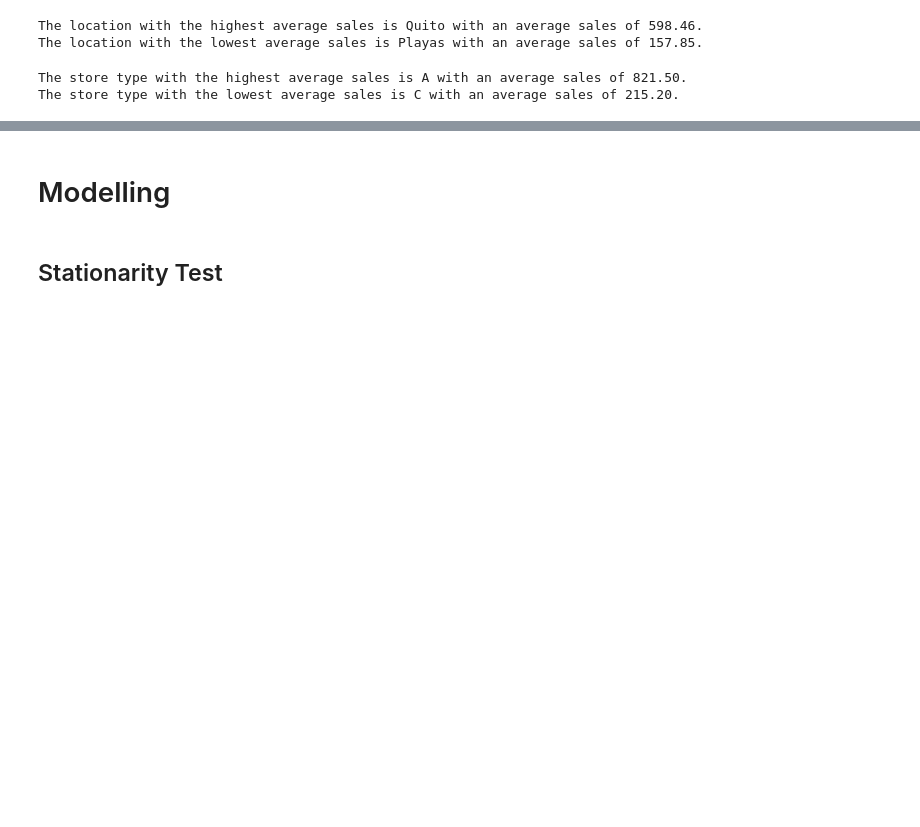
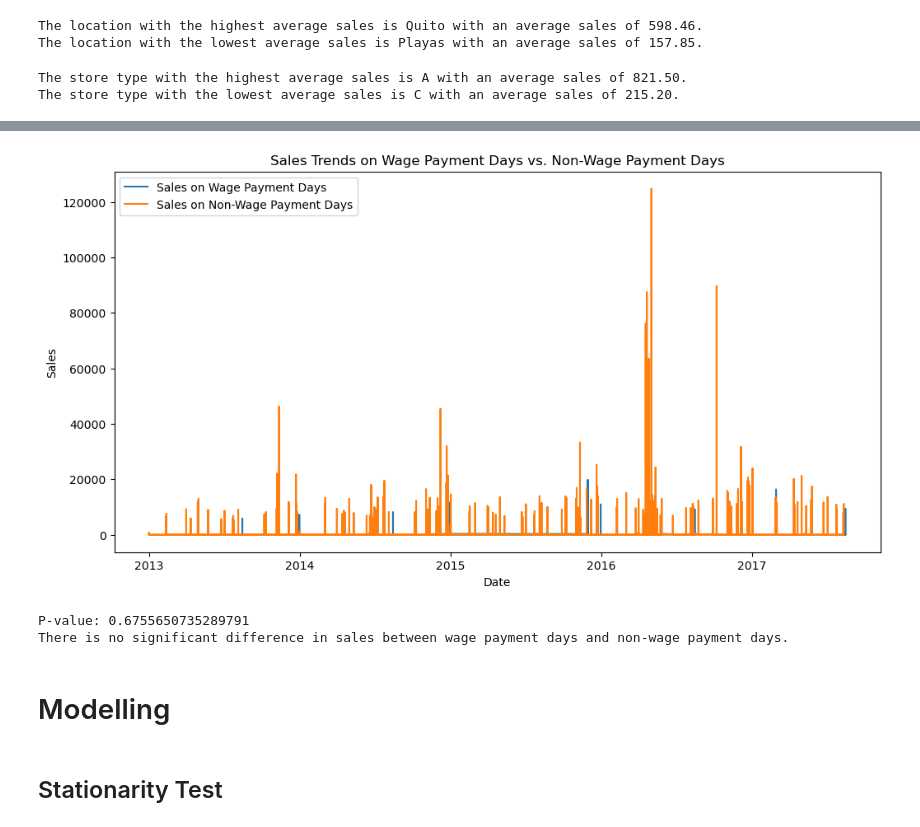
Before and after one commit to Aseye-Amedofu/LP3-TimeseriesRegression, a Jupyter notebook: TimeSeriesSalesForecastng.ipynb, the cells around one changed output, grey strips where cells are left out. Drawn from its saved outputs; the diff is of its cells as text; code cells hidden in the pictures; blank space fills up the shorter version.

```diff
--- a/TimeSeriesSalesForecastng.ipynb
+++ b/TimeSeriesSalesForecastng.ipynb
@@ -951,3 +1019,56 @@ The store type with the lowest average sales is C with an average sales of 215.2
+# %%
+# Wages in the public sector are paid every two weeks on the 15th and on the last day of the month.
+# Question 10: Could Supermarket sales could be affected by this?
+
+# Extract day of the month from the 'date' column
+merged_df['day_of_month'] = merged_df['date'].dt.day
+
+# Separate sales on wage payment days (15th and last day of the month)
+sales_wage_payment_days = merged_df[(merged_df['day_of_month'] == 15) | (merged_df['day_of_month'] == merged_df['date'].dt.days_in_month)]
+
+# Separate sales on non-wage payment days
+sales_non_wage_payment_days = merged_df[(merged_df['day_of_month'] != 15) & (merged_df['day_of_month'] != merged_df['date'].dt.days_in_month)]
+
+# Plot sales trends on wage payment days and non-wage payment days
+plt.figure(figsize=(12, 6))
+plt.plot(sales_wage_payment_days['date'], sales_wage_payment_days['sales'], label='Sales on Wage Payment Days')
+plt.plot(sales_non_wage_payment_days['date'], sales_non_wage_payment_days['sales'], label='Sales on Non-Wage Payment Days')
+plt.xlabel('Date')
+plt.ylabel('Sales')
+plt.title('Sales Trends on Wage Payment Days vs. Non-Wage Payment Days')
+plt.legend()
+plt.show()
+
+
+# Checking if there is a significant difference
+
+# Extract day of the month from the 'date' column
+merged_df['day_of_month'] = merged_df['date'].dt.day
+
+# Separate sales on wage payment days (15th and last day of the month)
+sales_wage_payment_days = merged_df[(merged_df['day_of_month'] == 15) | (merged_df['day_of_month'] == merged_df['date'].dt.days_in_month)]['sales']
+
+# Separate sales on non-wage payment days
+sales_non_wage_payment_days = merged_df[(merged_df['day_of_month'] != 15) & (merged_df['day_of_month'] != merged_df['date'].dt.days_in_month)]['sales']
+
+# Perform two-sample t-test
+t_statistic, p_value = stats.ttest_ind(sales_wage_payment_days, sales_non_wage_payment_days)
+
+# Print the p-value
+print("P-value:", p_value)
+
+# Define significance level
+alpha = 0.05
+
+# Check if there is a significant difference in sales between wage payment days and non-wage payment days
+if p_value < alpha:
+    print("There is a significant difference in sales between wage payment days and non-wage payment days.")
+else:
+    print("There is no significant difference in sales between wage payment days and non-wage payment days.")
+# %% [output]
+[figure, added]
+P-value: 0.6755650735289791
+There is no significant difference in sales between wage payment days and non-wage payment days.
 # %% [markdown]
 # Modelling
 # %% [markdown]
```
Also changed, not shown: parts of 7 cells of this notebook.
